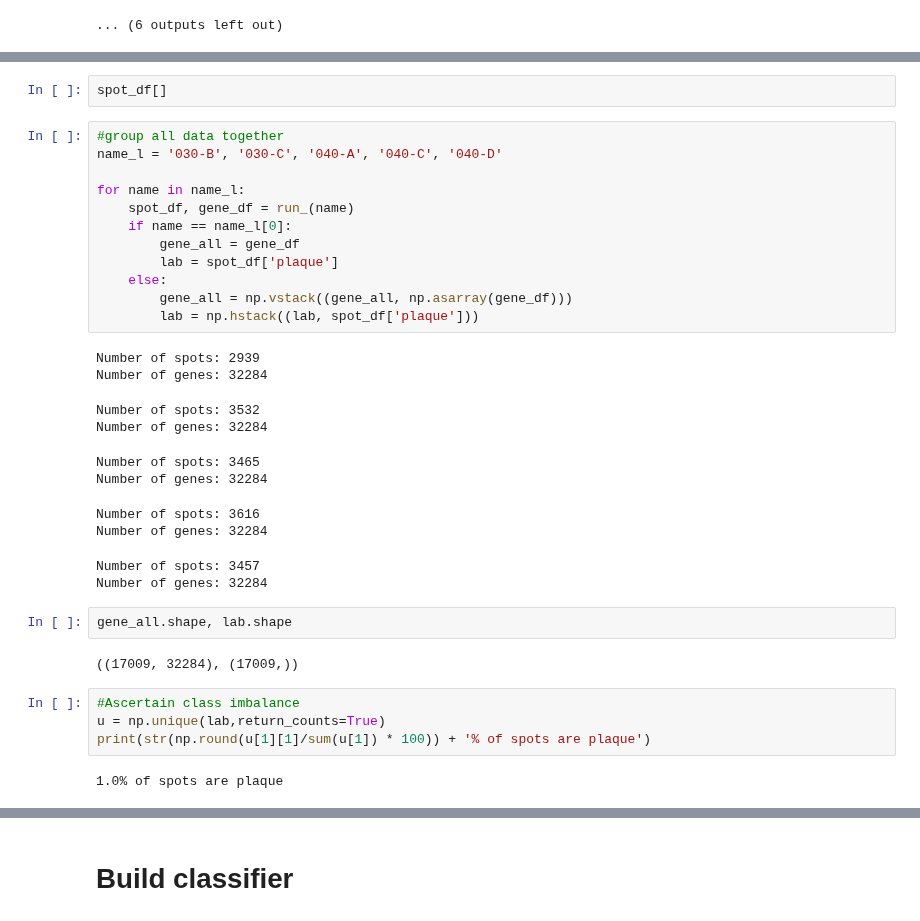
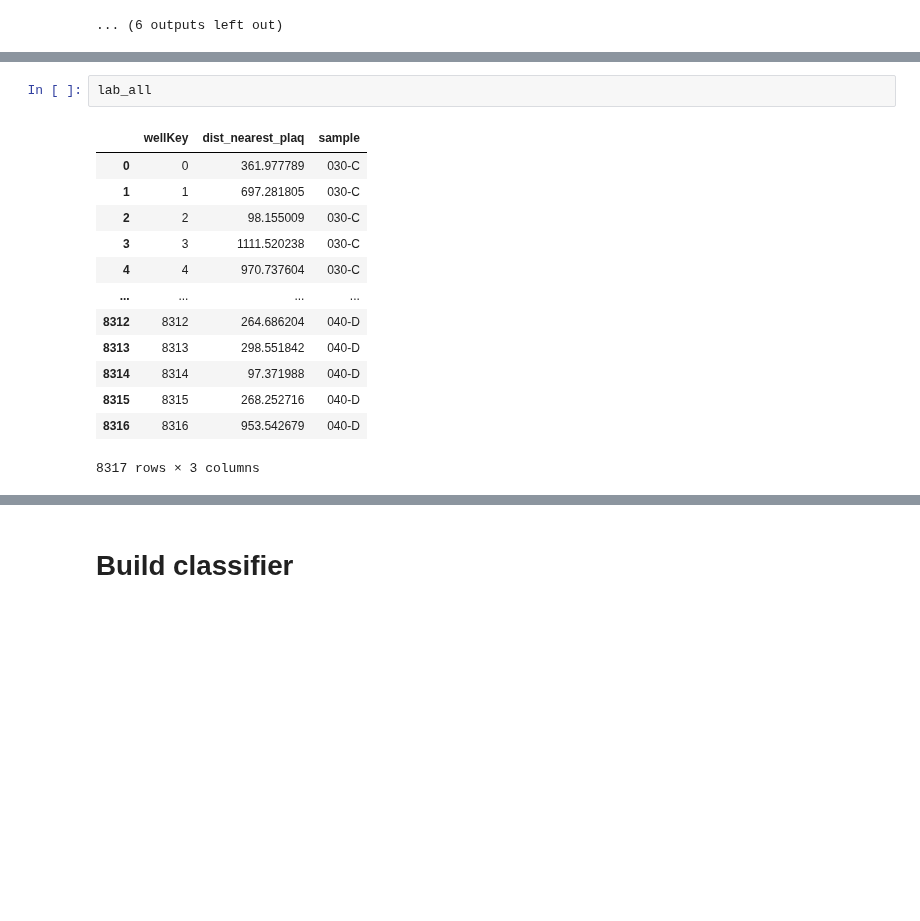
Before and after one commit to dmnburrows/spatial_transcriptomics, a Jupyter notebook: plaque_classify.ipynb, the cells around one changed output, grey strips where cells are left out. Cells and saved outputs as stored; diff of their text form; blank space fills up the shorter version.

```diff
--- a/plaque_classify.ipynb
+++ b/plaque_classify.ipynb
@@ -201,35 +190,16 @@ spot_df
-# %%
-spot_df[]
-# %%
-#group all data together
-name_l = '030-B', '030-C', '040-A', '040-C', '040-D'
-
-for name in name_l:
-    spot_df, gene_df = run_(name)
-    if name == name_l[0]:
-        gene_all = gene_df
-        lab = spot_df['plaque']
-    else:
-        gene_all = np.vstack((gene_all, np.asarray(gene_df)))
-        lab = np.hstack((lab, spot_df['plaque']))
-# %% [output]
-Number of spots: 2939
-Number of genes: 32284
-Number of spots: 3532
-Number of genes: 32284
-Number of spots: 3465
-Number of genes: 32284
-Number of spots: 3616
-Number of genes: 32284
-Number of spots: 3457
-Number of genes: 32284
-# %%
-gene_all.shape, lab.shape
-# %% [output]
-((17009, 32284), (17009,))
-# %%
-#Ascertain class imbalance
-u = np.unique(lab,return_counts=True)
-print(str(np.round(u[1][1]/sum(u[1]) * 100)) + '% of spots are plaque')
-# %% [output]
-1.0% of spots are plaque
+# %%
+lab_all
+# %% [output]
+|  | wellKey | dist_nearest_plaq | sample |
+| 0 | 0 | 361.977789 | 030-C |
+| 1 | 1 | 697.281805 | 030-C |
+| 2 | 2 | 98.155009 | 030-C |
+| 3 | 3 | 1111.520238 | 030-C |
+| 4 | 4 | 970.737604 | 030-C |
+| ... | ... | ... | ... |
+| 8312 | 8312 | 264.686204 | 040-D |
+| 8313 | 8313 | 298.551842 | 040-D |
+| 8314 | 8314 | 97.371988 | 040-D |
+| 8315 | 8315 | 268.252716 | 040-D |
+| 8316 | 8316 | 953.542679 | 040-D |
+8317 rows × 3 columns
```
Also changed, not shown: parts of 9 cells of this notebook, 1 other file.
